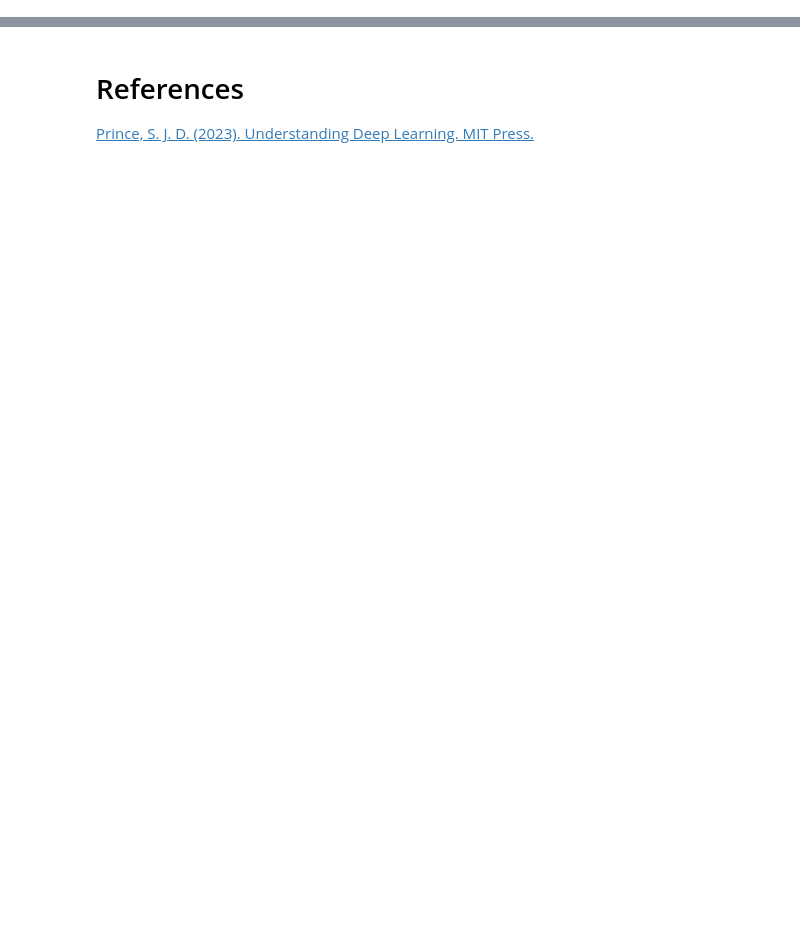
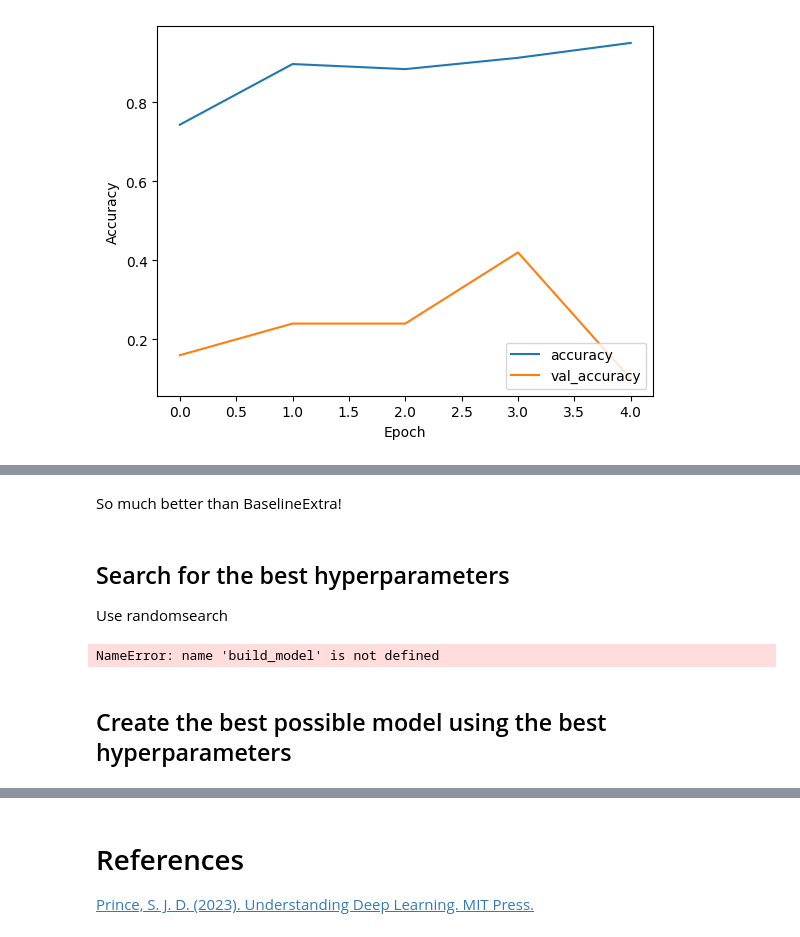
Before and after one commit to K-Winkles/bigcat-classifier, a Jupyter notebook: bigcat_classifier.ipynb, the cells around one changed output, grey strips where cells are left out. Saved outputs shown, nothing was run; the diff lists cells and outputs as text; code cells hidden in the pictures; blank space fills up the shorter version.

```diff
--- a/bigcat_classifier.ipynb
+++ b/bigcat_classifier.ipynb
@@ -268,0 +372,49 @@ print(test_acc)
+# %%
+# baseline MobileNetV2
+train_new = True
+
+if not os.path.isfile("model_checkpoints/MobileNetBaseline.h5") or train_new:
+    # Create the simplest model architecture using the current backbone.
+    baseline_mobilenet = Sequential([
+        MobileNetV2(input_shape=(
+            IMG_SIZE, IMG_SIZE, 3), weights='imagenet', include_top=False),
+        GlobalAveragePooling2D(),
+        Dropout(0.5),
+        Dense(n_classes, activation='softmax')
+    ])
+
+    # Compile the model with the specified loss function, optimizer, and metrics.
+    baseline_mobilenet.compile(
+        loss='sparse_categorical_crossentropy',
+        optimizer=Adam(learning_rate=LEARNING_RATE),
+        metrics='accuracy'
+    )
+
+    # Train the model on a subset of the training data.
+    history = baseline_mobilenet.fit(
+        X_train, y_train,
+        validation_data=(X_valid, y_valid),
+        epochs=20,
+        validation_split=0.2,
+        batch_size=BATCH_SIZE,
+        callbacks=[
+            EarlyStopping(patience=3, restore_best_weights=True),
+            ModelCheckpoint("model_checkpoints/BaselineMobileNetV2.h5", save_best_only=True)
+        ]
+    )
+
+    baseline_mobilenet.save("model_checkpoints/BaselineMobileNetV2.h5")
+    hist_df = pd.DataFrame(history.history)
+    hist_df.to_csv('histories/baseline_mobilenet.csv')
+
+    plot_history(history.history)
+
+    test_loss, test_acc = baseline_mobilenet.evaluate(X_test, y_test)
+    print(f"MobileNetV2 Baseline Testing Loss     : {test_loss}.")
+    print(f"MobileNetV2 Baseline Testing Accuracy : {test_acc}.")
+else:
+    baseline_mobilenet = keras.models.load_model(
+        'model_checkpoints/MobileNetBaseline.h5', compile=True)
+    history = pd.read_csv('histories/baseline_mobilenet.csv')
+    plot_history(history)
+# %% [output]
@@ -268,0 +431 @@ print(test_acc)
+[figure, added]
@@ -268,0 +435,27 @@ print(test_acc)
+# %% [markdown]
+So much better than BaselineExtra!
+# %% [markdown]
+## Search for the best hyperparameters
+
+Use randomsearch
+# %%
+# Initialize Random Searcher
+random_searcher = kt.RandomSearch(
+    hypermodel=build_model,
+    objective='val_loss',
+    max_trials=10,
+    seed=42,
+    project_name="model_checkpoints/XceptionSearch",
+    loss='sparse_categorical_crossentropy')
+
+# Start Searching
+search = random_searcher.search(
+    X_train, y_train,
+    validation_data=(X_valid, y_valid),
+    epochs = 10,
+    batch_size = BATCH_SIZE
+)
+# %% [output]
+NameError: name 'build_model' is not defined
+# %% [markdown]
+## Create the best possible model using the best hyperparameters
```
Also changed, not shown: parts of 26 cells of this notebook, 8 other files.
